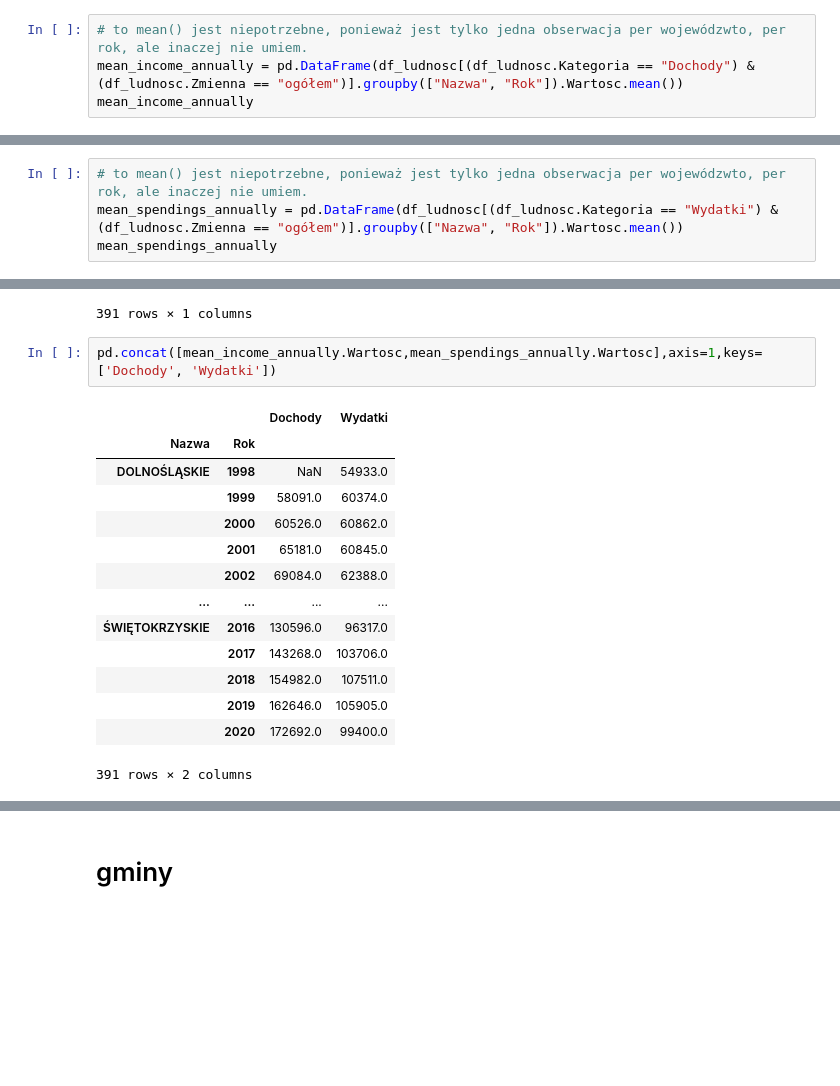
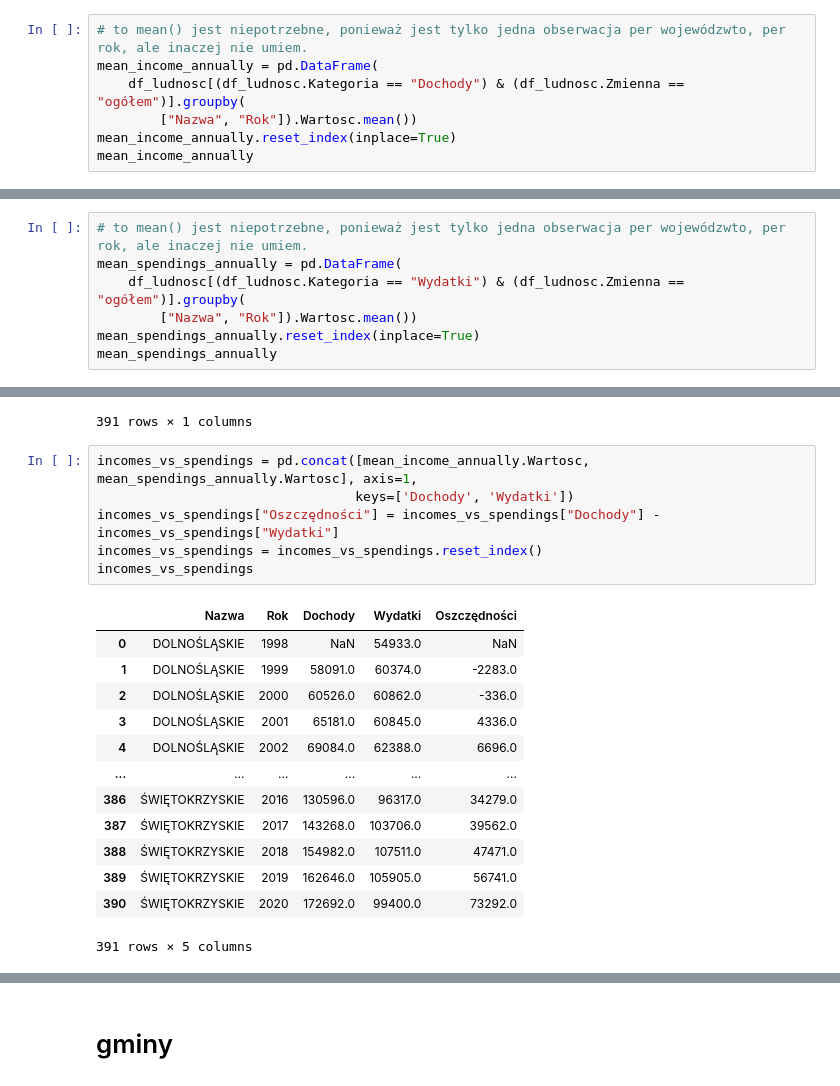
Before and after one commit to pjatk-boys/Projekt_EWD, a Jupyter notebook: notebooks/1_overview.ipynb, the cells around one changed output, grey strips where cells are left out. Saved outputs shown, nothing was run; the diff lists cells and outputs as text; blank space fills up the shorter version.

```diff
--- a/notebooks/1_overview.ipynb
+++ b/notebooks/1_overview.ipynb
@@ -96,6 +97,9 @@ df_ludnosc[(df_ludnosc.Kategoria == "Dochody") & (df_ludnosc.Zmienna == "ogółe
 ### średnie dochody per województwo na przestrzeni lat
 # %%
 # to mean() jest niepotrzebne, ponieważ jest tylko jedna obserwacja per wojewódzwto, per rok, ale inaczej nie umiem.
-mean_income_annually = pd.DataFrame(df_ludnosc[(df_ludnosc.Kategoria == "Dochody") & (df_ludnosc.Zmienna == "ogółem")].groupby(["Nazwa", "Rok"]).Wartosc.mean())
+mean_income_annually = pd.DataFrame(
+    df_ludnosc[(df_ludnosc.Kategoria == "Dochody") & (df_ludnosc.Zmienna == "ogółem")].groupby(
+        ["Nazwa", "Rok"]).Wartosc.mean())
+mean_income_annually.reset_index(inplace=True)
 mean_income_annually
 # %% [output]
@@ -221,6 +250,9 @@ df_ludnosc[(df_ludnosc.Kategoria == "Wydatki") & (df_ludnosc.Zmienna == "ogółe
 ### średnie wydatki per województwo na przestrzeni lat
 # %%
 # to mean() jest niepotrzebne, ponieważ jest tylko jedna obserwacja per wojewódzwto, per rok, ale inaczej nie umiem.
-mean_spendings_annually = pd.DataFrame(df_ludnosc[(df_ludnosc.Kategoria == "Wydatki") & (df_ludnosc.Zmienna == "ogółem")].groupby(["Nazwa", "Rok"]).Wartosc.mean())
+mean_spendings_annually = pd.DataFrame(
+    df_ludnosc[(df_ludnosc.Kategoria == "Wydatki") & (df_ludnosc.Zmienna == "ogółem")].groupby(
+        ["Nazwa", "Rok"]).Wartosc.mean())
+mean_spendings_annually.reset_index(inplace=True)
 mean_spendings_annually
 # %% [output]
@@ -357,19 +394,22 @@ mean_spendings_annually
 |  | 2020 | 99400.0 |
 391 rows × 1 columns
 # %%
-pd.concat([mean_income_annually.Wartosc,mean_spendings_annually.Wartosc],axis=1,keys=['Dochody', 'Wydatki'])
+incomes_vs_spendings = pd.concat([mean_income_annually.Wartosc, mean_spendings_annually.Wartosc], axis=1,
+                                 keys=['Dochody', 'Wydatki'])
+incomes_vs_spendings["Oszczędności"] = incomes_vs_spendings["Dochody"] - incomes_vs_spendings["Wydatki"]
+incomes_vs_spendings = incomes_vs_spendings.reset_index()
+incomes_vs_spendings
 # %% [output]
-|  |  | Dochody | Wydatki |
-| Nazwa | Rok |  |  |
-| DOLNOŚLĄSKIE | 1998 | NaN | 54933.0 |
-|  | 1999 | 58091.0 | 60374.0 |
-|  | 2000 | 60526.0 | 60862.0 |
-|  | 2001 | 65181.0 | 60845.0 |
-|  | 2002 | 69084.0 | 62388.0 |
-| ... | ... | ... | ... |
-| ŚWIĘTOKRZYSKIE | 2016 | 130596.0 | 96317.0 |
-|  | 2017 | 143268.0 | 103706.0 |
-|  | 2018 | 154982.0 | 107511.0 |
-|  | 2019 | 162646.0 | 105905.0 |
-|  | 2020 | 172692.0 | 99400.0 |
+|  | Nazwa | Rok | Dochody | Wydatki | Oszczędności |
+| 0 | DOLNOŚLĄSKIE | 1998 | NaN | 54933.0 | NaN |
+| 1 | DOLNOŚLĄSKIE | 1999 | 58091.0 | 60374.0 | -2283.0 |
+| 2 | DOLNOŚLĄSKIE | 2000 | 60526.0 | 60862.0 | -336.0 |
+| 3 | DOLNOŚLĄSKIE | 2001 | 65181.0 | 60845.0 | 4336.0 |
+| 4 | DOLNOŚLĄSKIE | 2002 | 69084.0 | 62388.0 | 6696.0 |
+| ... | ... | ... | ... | ... | ... |
+| 386 | ŚWIĘTOKRZYSKIE | 2016 | 130596.0 | 96317.0 | 34279.0 |
+| 387 | ŚWIĘTOKRZYSKIE | 2017 | 143268.0 | 103706.0 | 39562.0 |
+| 388 | ŚWIĘTOKRZYSKIE | 2018 | 154982.0 | 107511.0 | 47471.0 |
+| 389 | ŚWIĘTOKRZYSKIE | 2019 | 162646.0 | 105905.0 | 56741.0 |
+| 390 | ŚWIĘTOKRZYSKIE | 2020 | 172692.0 | 99400.0 | 73292.0 |
-391 rows × 2 columns
+391 rows × 5 columns
```
Also changed, not shown: parts of 20 cells of this notebook.
